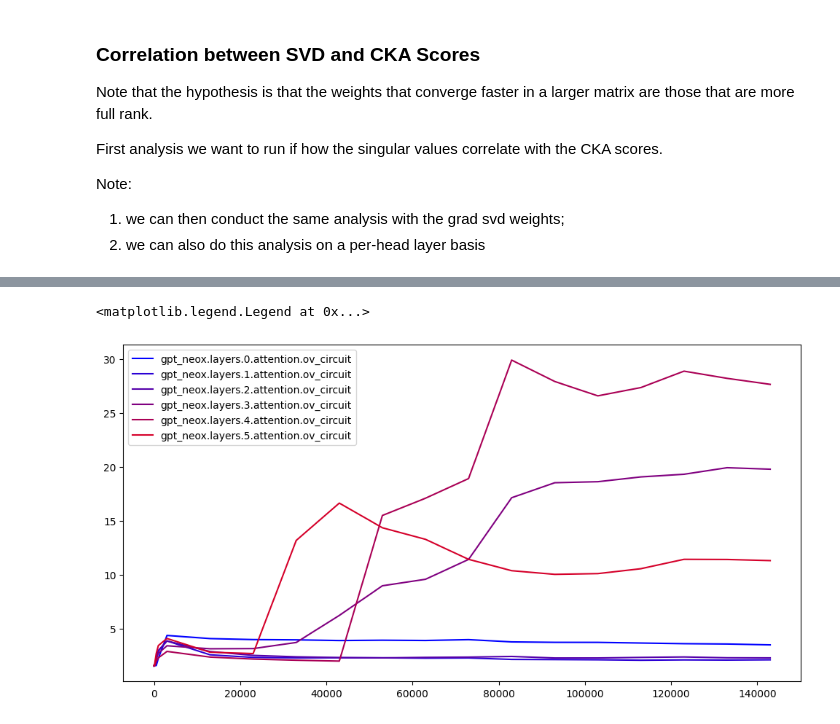
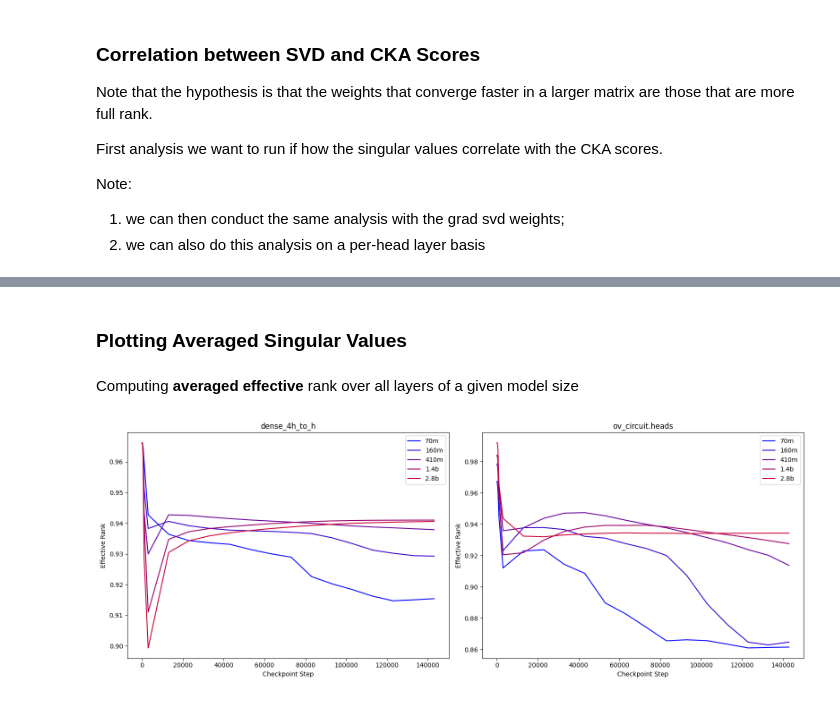
Before and after one commit to biancaganescu/pretraining-playground, a Jupyter notebook: notebooks/analysis__svd.ipynb, the cells around one changed output, grey strips where cells are left out. Saved outputs shown, nothing was run; the diff lists cells and outputs as text; code cells hidden in the pictures.

Commit message:
implementation of proportional effective rank

```diff
--- a/notebooks/analysis__svd.ipynb
+++ b/notebooks/analysis__svd.ipynb
@@ -65,9 +53,0 @@ for name, singular_values in sing_values_weights__ov.items():
-# %%
-# plot out the condition numbers for each layer across the checkpoint steps
-import matplotlib.pyplot as plt
-plt.figure(figsize=(12, 6))
-for i, (name, condition_numbers) in enumerate(condition_numbers_per_layer__mlp.items()):
-    color = (i / len(condition_numbers_per_layer__mlp.keys()), 0, 1 - i / len(condition_numbers_per_layer__mlp.keys()))
-    plt.plot(CHECKPOINT_STEPS, condition_numbers, label=name, color=color)
-
-plt.legend()
@@ -77,10 +54,48 @@ plt.legend()
-# %%
-plt.figure(figsize=(12, 6))
-for i, (name, condition_numbers) in enumerate(condition_numbers_per_layer__attention.items()):
-    color = (i / len(condition_numbers_per_layer__attention.keys()), 0, 1 - i / len(condition_numbers_per_layer__attention.keys()))
-    plt.plot(CHECKPOINT_STEPS, condition_numbers, label=name, color=color)
-
-plt.legend()
-# %% [output]
-<matplotlib.legend.Legend at 0x...>
-[figure, removed]
+# %% [markdown]
+### Plotting Averaged Singular Values
+# %% [markdown]
+Computing **averaged effective** rank over all layers of a given model size
+# %%
+CIRCUIT_NAMES = ["dense_4h_to_h", "ov_circuit.heads"]
+
+fix, axs = plt.subplots(1, 2, figsize=(16,6))
+
+for circuit_idx, circuit_name in enumerate(CIRCUIT_NAMES):
+    for model_size_idx, model_size in enumerate(MODEL_SIZES):
+        model_config = AutoConfig.from_pretrained(f"EleutherAI/pythia-{model_size}-deduped")
+
+        axs[circuit_idx].set_title(f"{circuit_name}")
+
+        with open(f'/home/rd654/pretraining-playground/computed_statistics/{model_size}/weight_svd_per_layer.pkl', 'rb') as f:
+            _svd_weights = pickle.load(f)
+            model_singular_values = sort_and_filter_metrics(_svd_weights, circuit_name,)
+
+        # Stores for each checkpoint the effective rank of the model across all layers
+        averaged_effective_ranks = np.zeros(len(CHECKPOINT_STEPS))
+
+        for layer_idx, (layer_name, layer_singular_values) in enumerate(model_singular_values.items()):
+
+            # Iterating over all of the layers
+
+            matrix_rank = model_config.hidden_size if "dense" in circuit_name else model_config.hidden_size // model_config.num_attention_heads
+
+            # Effective ranks for a given layer over the course of all checkpoints
+            effective_ranks = [compute_effective_rank(checkpoint_layer_singular_values, matrix_rank=matrix_rank) for checkpoint_layer_singular_values in layer_singular_values]
+
+            averaged_effective_ranks += np.array(effective_ranks)
+
+        # dividing by the number of layers
+        averaged_effective_ranks /= len(model_singular_values)
+
+        color = (model_size_idx / len(MODEL_SIZES), 0, 1 - model_size_idx / len(MODEL_SIZES))
+
+        axs[circuit_idx].plot(CHECKPOINT_STEPS, averaged_effective_ranks, label=model_size, color=color)
+
+    axs[circuit_idx].legend()
+    axs[circuit_idx].set_xlabel("Checkpoint Step")
+    axs[circuit_idx].set_ylabel("Effective Rank")
+
+plt.tight_layout()
+plt.show()
+# %% [output]
+[figure, added]
```
Also changed, not shown: parts of 14 cells of this notebook.
